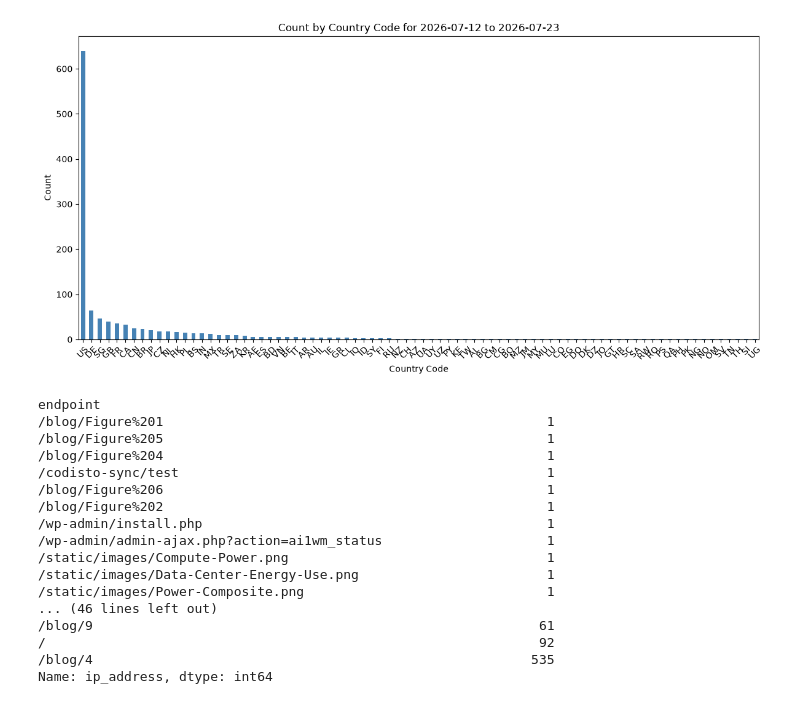
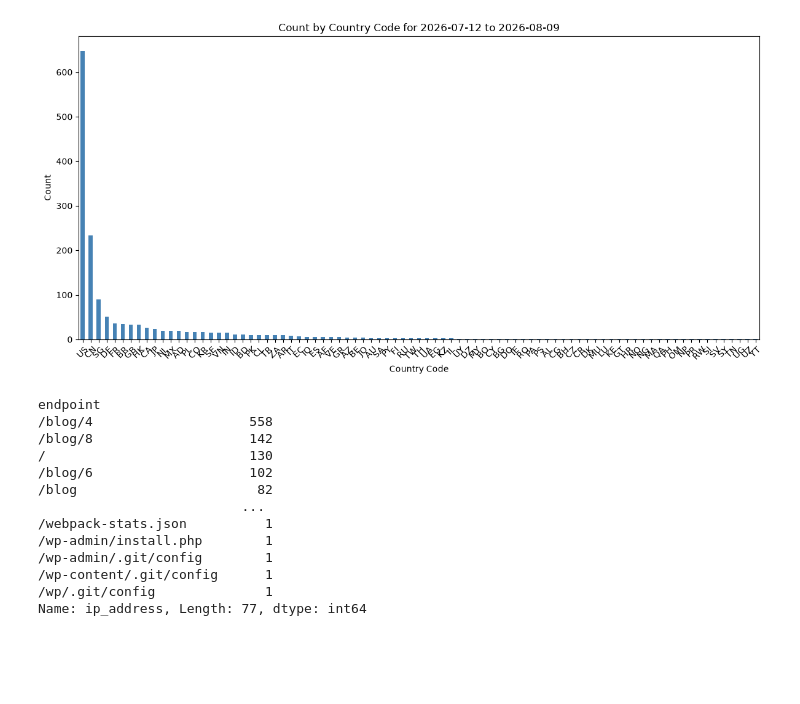
Before and after one commit to philiplessner/LogFileAnalysis, a Jupyter notebook: analysis.ipynb, the cells around one changed output. Drawn from its saved outputs; the diff is of its cells as text; code cells hidden in the pictures; blank space fills up the shorter version.

Commit message:
Updated analysis.ipynb to work with log_processed.csv file.

```diff
--- a/analysis.ipynb
+++ b/analysis.ipynb
@@ -8,8 +8,9 @@ from dotenv import load_dotenv
 # %%
 load_dotenv()
 data_dir = Path(os.getenv('DATA_FILE_DIR'))
+path2processed = data_dir /'log_processed.csv'
 # %%
-df = pd.read_csv(data_dir / 'log_clean.csv', parse_dates=['datetime'])
+df = pd.read_csv(path2processed, parse_dates=['datetime'], dtype={'status_Code': 'Int64', 'lat': 'Float64', 'lon': 'Float64'})
 # %%
 df.head()
 # %% [output]
@@ -22,2 +23,2 @@ df.head()
 # %%
-df.groupby('countryCode')['ip_address'].count().sort_values()
+groups = df.groupby('Agent_Type')
@@ -41,34 +51,31 @@ max_date = df['datetime'].max().strftime("%Y-%m-%d")
+# %%
+counts_human = groups.get_group('H').groupby('countryCode')['ip_address'].count().sort_values(ascending=False)
 # %%
-counts = df.groupby('countryCode')['ip_address'].count().sort_values(ascending=False)
 
-counts.plot(kind='bar', figsize=(12, 6), color='steelblue')
+counts_human.plot(kind='bar', figsize=(12, 6), color='steelblue')
 plt.title(f'Count by Country Code for {min_date} to {max_date}')
 plt.xlabel('Country Code')
 plt.ylabel('Count')
 plt.xticks(rotation=45)
 plt.tight_layout()
 # %% [output]
-[figure, old version]
+[figure, new version]
 # %%
-df.groupby('endpoint')['ip_address'].count().sort_values()
+groups.get_group('H').groupby('endpoint')['ip_address'].count().sort_values(ascending=False)
 # %% [output]
 endpoint
-/blog/Figure%201                                                 1
-/blog/Figure%205                                                 1
-/blog/Figure%204                                                 1
-/codisto-sync/test                                               1
-/blog/Figure%206                                                 1
-/blog/Figure%202                                                 1
-/wp-admin/install.php                                            1
-/wp-admin/admin-ajax.php?action=ai1wm_status                     1
-/static/images/Compute-Power.png                                 1
-/static/images/Data-Center-Energy-Use.png                        1
-/static/images/Power-Composite.png                               1
-... (46 lines left out)
-/blog/9                                                         61
-/                                                               92
-/blog/4                                                        535
-Name: ip_address, dtype: int64
+/blog/4                    558
+/blog/8                    142
+/                          130
+/blog/6                    102
+/blog                       82
+                          ...
+/webpack-stats.json          1
+/wp-admin/install.php        1
+/wp-admin/.git/config        1
+/wp-content/.git/config      1
+/wp/.git/config              1
+Name: ip_address, Length: 77, dtype: int64
 # %%
 df_filtered = df.loc[df['endpoint'] == '/blog/4']
 # %%
```
Also changed, not shown: parts of 4 cells of this notebook.
